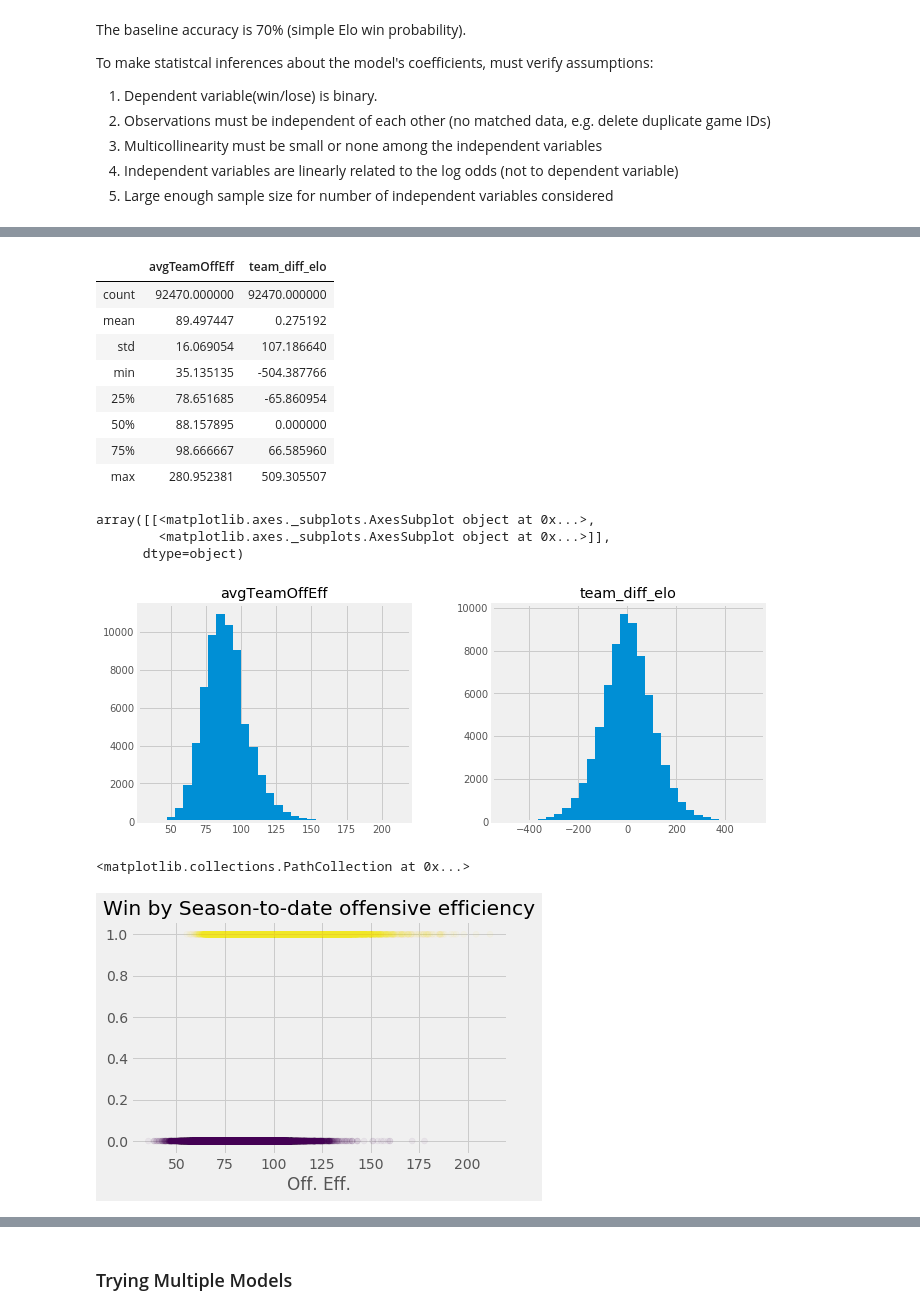
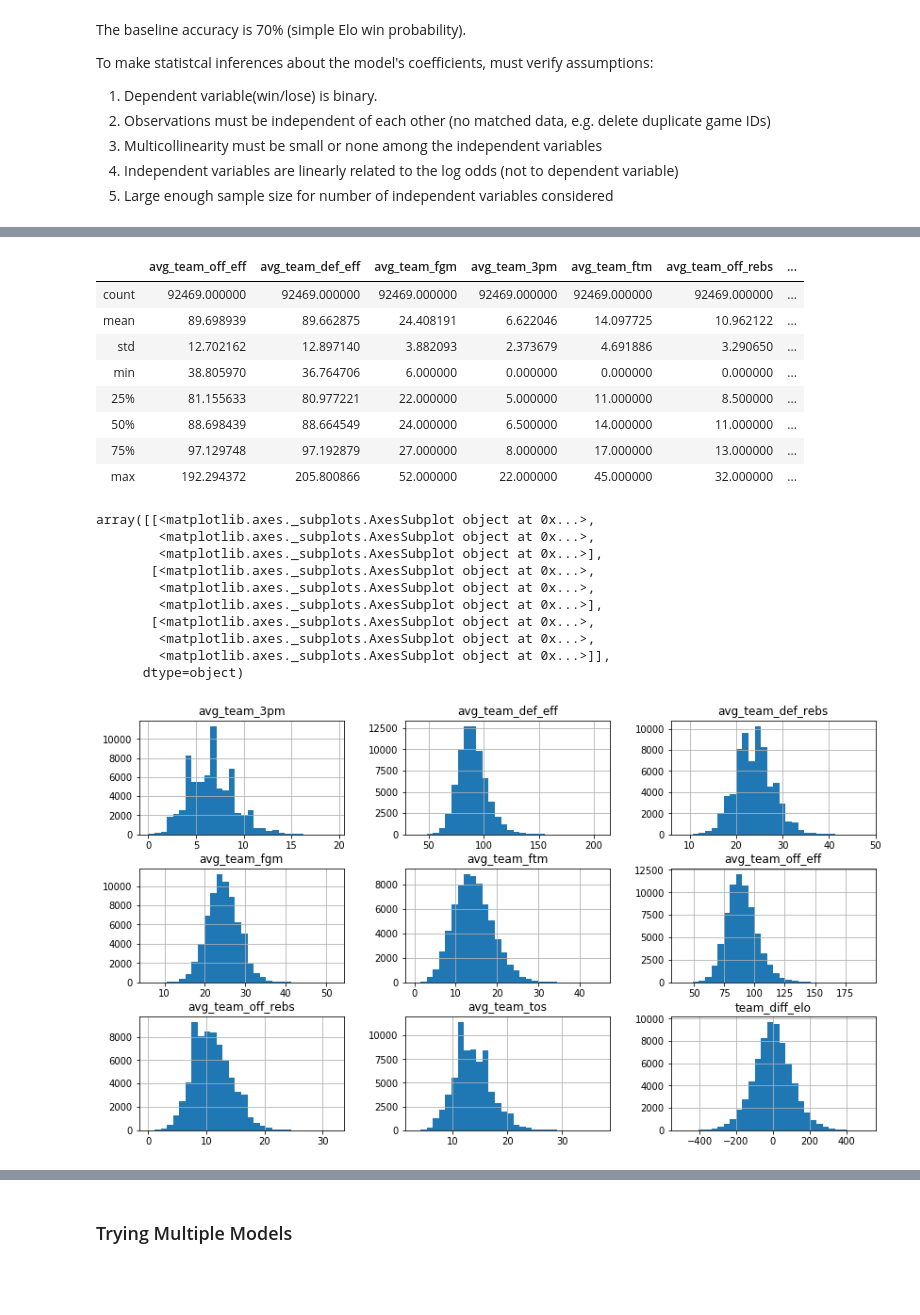
Before and after one commit to crunker99/MarchMadness2020, a Jupyter notebook: Model.ipynb, the cells around one changed output, grey strips where cells are left out. Saved outputs shown, nothing was run; the diff lists cells and outputs as text; code cells hidden in the pictures; blank space fills up the shorter version.

```diff
--- a/Model.ipynb
+++ b/Model.ipynb
@@ -66,10 +73,13 @@ def rolling_avg_per_season(df, df_grouped, col: str):
     return df.merge(gg.rename(columns={col: "avg_"+col}))
 # %%
 cols_to_avg = ['team_off_eff', 'team_def_eff',
-                        'team_fgm', 'team_3pm', 'team_ftm',
-                        'team_off_rebs', 'team_def_rebs',
-                      'team_tos']
+                'team_fgm', 'team_3pm', 'team_ftm',
+                'team_off_rebs', 'team_def_rebs', 'team_tos']
+
+col_map = {col: "avg_"+col for col in cols_to_avg}
+col_include = [v for v in col_map.values()]
 # %%
 df_grouped = df.set_index('game_id').groupby(['team_id', 'season'])
 # %%
-gg = df_grouped.shift(-1).rolling(window=1,min_periods=1, on='team_off_eff').mean().reset_index()
+gg = df_grouped[cols_to_avg].rolling(window=2, min_periods=1).mean().shift().reset_index()
+gg.rename(columns=col_map, inplace=True)
@@ -173,6 +91,8 @@ df2[df2['team_id'] == 1328][['team_name', 'season', 'team_off_eff', 'avg_team_of
+# %%
+df2 = df.merge(gg.dropna(axis=0, how='any'))
 # %%
-columns = [creat ['team_diff_elo']
-X = df[columns]
-y = df.team_win
+columns = col_include + ['team_diff_elo']
+X = df2[columns]
+y = df2.team_win
 X
 # %% [output]
@@ -192,29 +112,28 @@ X
 # %%
 X.describe()
 # %% [output]
-|  | avgTeamOffEff | team_diff_elo |
-| count | 92470.000000 | 92470.000000 |
-| mean | 89.497447 | 0.275192 |
-| std | 16.069054 | 107.186640 |
-| min | 35.135135 | -504.387766 |
-| 25% | 78.651685 | -65.860954 |
-| 50% | 88.157895 | 0.000000 |
-| 75% | 98.666667 | 66.585960 |
-| max | 280.952381 | 509.305507 |
+|  | avg_team_off_eff | avg_team_def_eff | avg_team_fgm | avg_team_3pm | avg_team_ftm | avg_team_off_rebs | ... |
+| count | 92469.000000 | 92469.000000 | 92469.000000 | 92469.000000 | 92469.000000 | 92469.000000 | ... |
+| mean | 89.698939 | 89.662875 | 24.408191 | 6.622046 | 14.097725 | 10.962122 | ... |
+| std | 12.702162 | 12.897140 | 3.882093 | 2.373679 | 4.691886 | 3.290650 | ... |
+| min | 38.805970 | 36.764706 | 6.000000 | 0.000000 | 0.000000 | 0.000000 | ... |
+| 25% | 81.155633 | 80.977221 | 22.000000 | 5.000000 | 11.000000 | 8.500000 | ... |
+| 50% | 88.698439 | 88.664549 | 24.000000 | 6.500000 | 14.000000 | 11.000000 | ... |
+| 75% | 97.129748 | 97.192879 | 27.000000 | 8.000000 | 17.000000 | 13.000000 | ... |
+| max | 192.294372 | 205.800866 | 52.000000 | 22.000000 | 45.000000 | 32.000000 | ... |
 # %%
 X_train, X_test, y_train, y_test = train_test_split(X, y)
 # %%
-X_train.hist(bins=30, figsize=(10, 4))
+X_train.hist(bins=30, figsize=(14, 8))
 # %% [output]
 array([[<matplotlib.axes._subplots.AxesSubplot object at 0x...>,
+        <matplotlib.axes._subplots.AxesSubplot object at 0x...>,
+        <matplotlib.axes._subplots.AxesSubplot object at 0x...>],
+       [<matplotlib.axes._subplots.AxesSubplot object at 0x...>,
+        <matplotlib.axes._subplots.AxesSubplot object at 0x...>,
+        <matplotlib.axes._subplots.AxesSubplot object at 0x...>],
+       [<matplotlib.axes._subplots.AxesSubplot object at 0x...>,
+        <matplotlib.axes._subplots.AxesSubplot object at 0x...>,
         <matplotlib.axes._subplots.AxesSubplot object at 0x...>]],
       dtype=object)
-[figure, old version]
+[figure, new version]
-# %%
-fig, ax = plt.subplots()
-ax.set_title('Win by Season-to-date offensive efficiency')
-ax.set_xlabel('Off. Eff.')
-ax.scatter(X_train.iloc[:,0], y_train, c=y_train+1, alpha=0.05)
-# %% [output]
-<matplotlib.collections.PathCollection at 0x...>
-[figure, removed]
```
Also changed, not shown: parts of 36 cells of this notebook.
